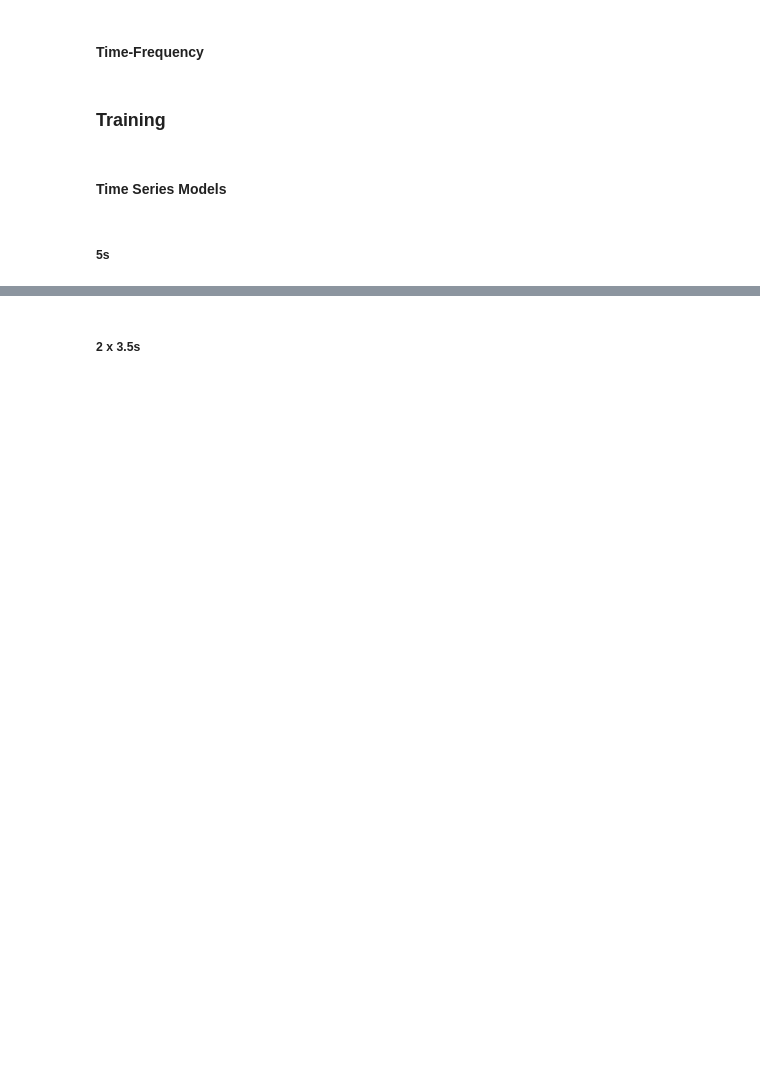
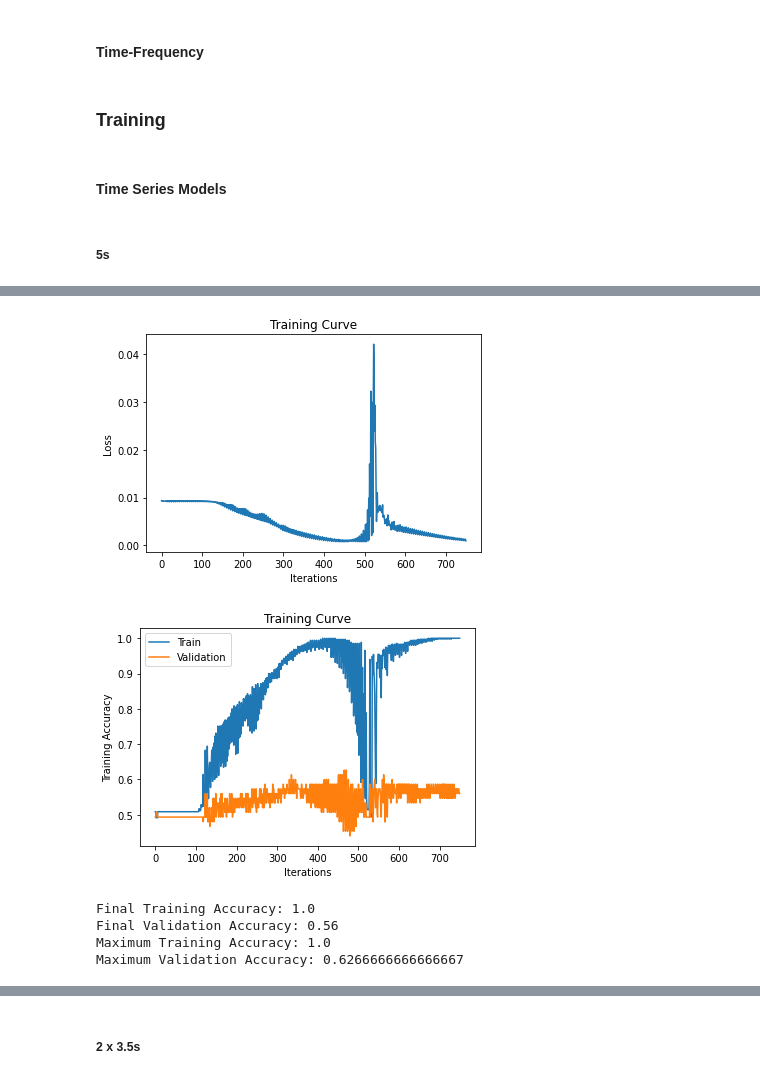
Before and after one commit to farhanwadia/EEGClassification, a Jupyter notebook: EEG_Classification_Model_Training.ipynb, the cells around one changed output, grey strips where cells are left out. Saved outputs shown, nothing was run; the diff lists cells and outputs as text; code cells hidden in the pictures; blank space fills up the shorter version.

```diff
--- a/EEG_Classification_Model_Training.ipynb
+++ b/EEG_Classification_Model_Training.ipynb
@@ -785,0 +785,4 @@ Maximum Validation Accuracy: 0.5866666666666667
+# %%
+model = ANN_TS_2L()
+train(model, train_dataset, val_dataset, batch_size = 75, num_epochs=150, learning_rate = 0.01, momen = 0.8, use_adam = True, save_weights=True)
+# %% [output]
@@ -785,0 +806,6 @@ Maximum Validation Accuracy: 0.5866666666666667
+[figure, added]
+[figure, added]
+Final Training Accuracy: 1.0
+Final Validation Accuracy: 0.56
+Maximum Training Accuracy: 1.0
+Maximum Validation Accuracy: 0.6266666666666667
```
Also changed, not shown: parts of 15 cells of this notebook.
